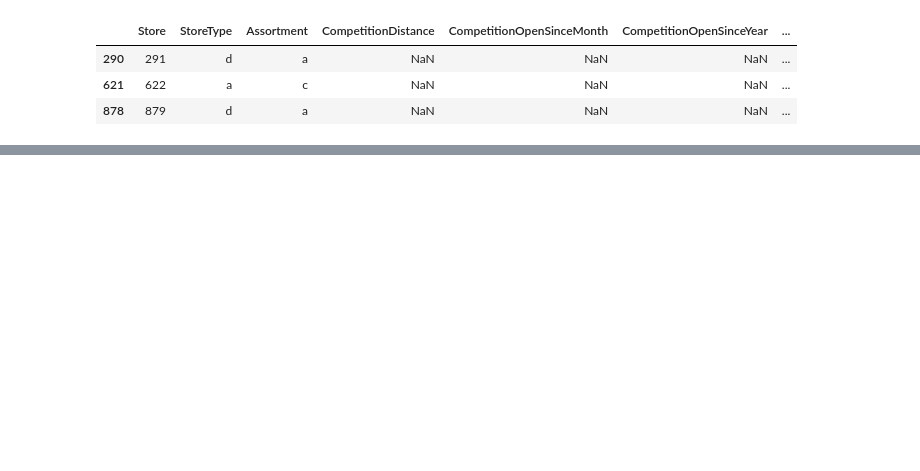
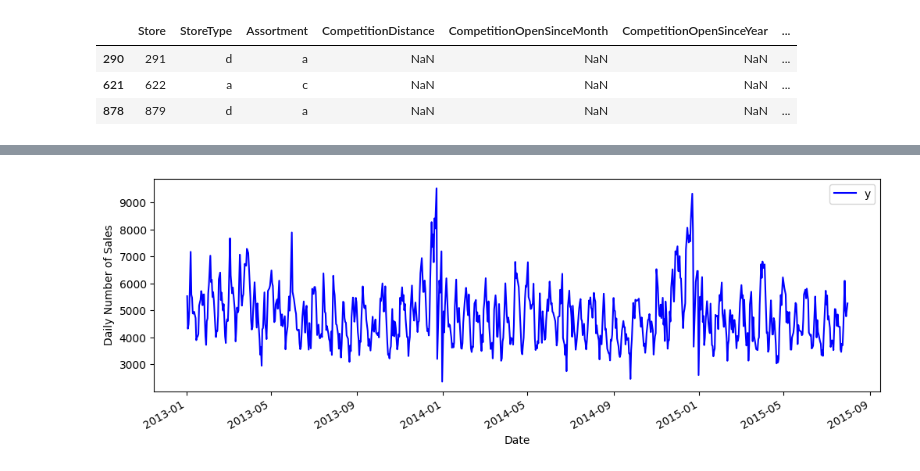
Before and after one commit to nahomHmichael/Rossman-Pharmaceutical-Sales-Pridiction, a Jupyter notebook: notebooks/sale_pridiction_using_prophet.ipynb, the cells around one changed output, grey strips where cells are left out. Saved outputs shown, nothing was run; the diff lists cells and outputs as text; code cells hidden in the pictures; blank space fills up the shorter version.

Commit message:
Finishing and saved model

```diff
--- a/notebooks/sale_pridiction_using_prophet.ipynb
+++ b/notebooks/sale_pridiction_using_prophet.ipynb
@@ -143,4 +131,4 @@ In total:  (54, 13)
 # %%
 # dropping closed stores and days with no sale for forcasting
-train = train[(train["Open"] != 0) & (train['Sales'] != 0)]
-train.shape
+#train = train[(train["Open"] != 0) & (train['Sales'] != 0)]
+#train.shape
@@ -165,6 +158,6 @@ no_promo[no_promo.Promo2 != 0].shape
 # %%
 # replace NA's by 0
-store.fillna(0, inplace = True)
+#store.fillna(0, inplace = True)
 # %%
 train_store = pd.merge(train, store, how = 'inner', on = 'Store')
 
@@ -173,0 +167,39 @@ Merged df shape:  (844338, 22)
+# %%
+def preprocessDf(df):
+     # remove closed stores and those with no sales
+    df = df[(df["Open"] != 0) & (df['Sales'] != 0)]
+
+    # sales for the store number 1 (StoreType C)
+    sales = df[df.Store == 1].loc[:, ['Date', 'Sales']]
+
+    # reverse to the order: from 2013 to 2015
+    sales = sales.sort_index(ascending = False)
+
+    # to datetime64
+    sales['Date'] = pd.DatetimeIndex(sales['Date'])
+    sales = sales.rename(columns = {'Date': 'ds',
+                                'Sales': 'y'})
+    # plot daily sales
+    ax = sales.set_index('ds').plot(figsize = (12, 4), color = "blue")
+    ax.set_ylabel('Daily Number of Sales')
+    ax.set_xlabel('Date')
+    plt.show()
+    return sales
+
+# modeling holidays
+def modeling_holiday(df):
+    # create holidays dataframe
+    state_dates = df[(df.StateHoliday == 'a') | (df.StateHoliday == 'b') & (df.StateHoliday == 'c')].loc[:, 'Date'].values
+    school_dates = df[df.SchoolHoliday == 1].loc[:, 'Date'].values
+
+    state = pd.DataFrame({'holiday': 'state_holiday',
+                          'ds': pd.to_datetime(state_dates)})
+    school = pd.DataFrame({'holiday': 'school_holiday',
+                          'ds': pd.to_datetime(school_dates)})
+
+    holidays = pd.concat((state, school))
+    return holidays
+# %%
+sales = preprocessDf(train_store)
+# %% [output]
+[figure, added]
```
Also changed, not shown: parts of 20 cells of this notebook, 4 other files.
